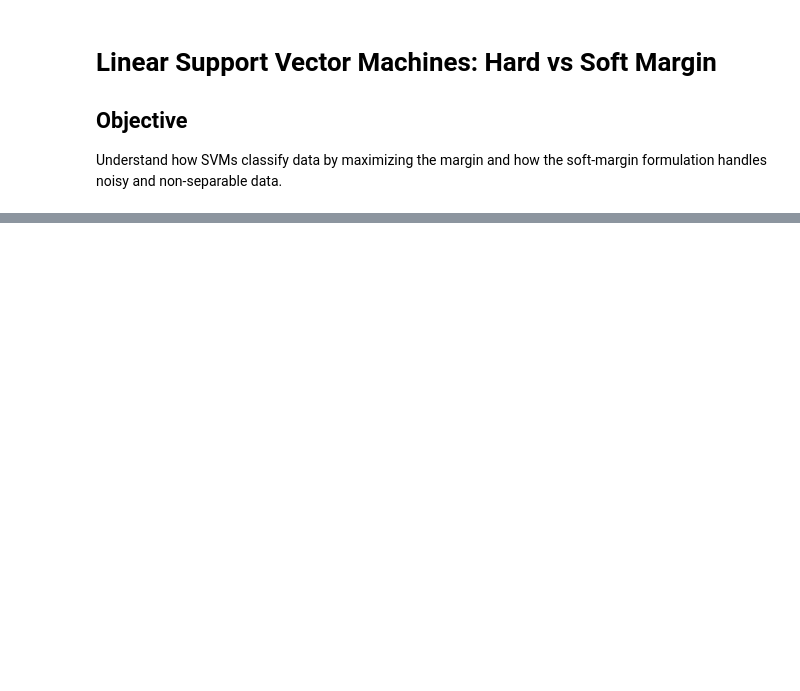
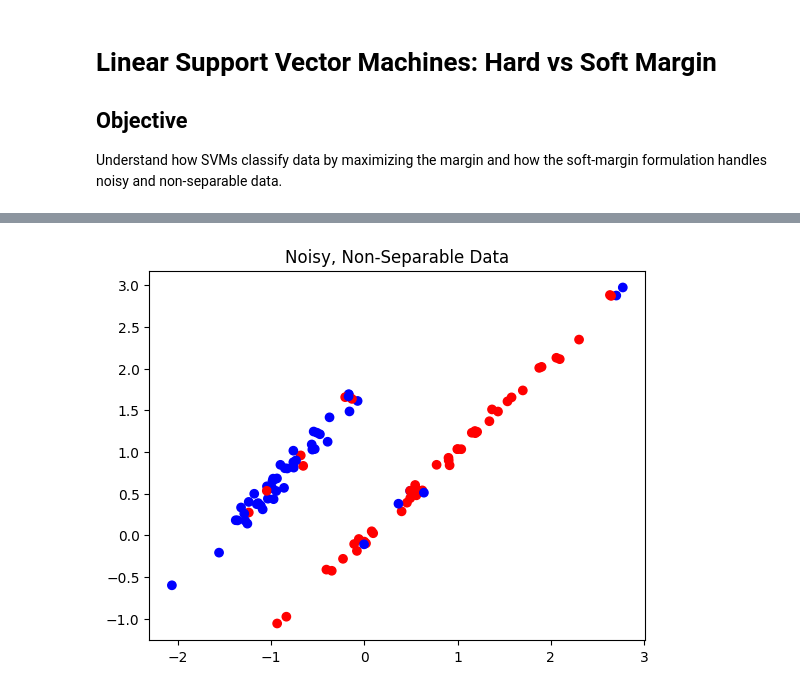
Before and after one commit to architsh007/hands-on-ml-geron, a Jupyter notebook: 05_support_vector_machines/notebooks/01_linear_svm_hard_vs_soft_margin.ipynb, the cells around one changed output, grey strips where cells are left out. Drawn from its saved outputs; the diff is of its cells as text; code cells hidden in the pictures; blank space fills up the shorter version.

```diff
--- a/05_support_vector_machines/notebooks/01_linear_svm_hard_vs_soft_margin.ipynb
+++ b/05_support_vector_machines/notebooks/01_linear_svm_hard_vs_soft_margin.ipynb
@@ -53,0 +60,19 @@ plot_svm_decision_boundary(hard_svm, X, y)
+# %%
+X_noisy, y_noisy = make_classification(
+    n_samples=100,
+    n_features=2,
+    n_redundant=0,
+    n_informative=2,
+    n_clusters_per_class=1,
+    class_sep=0.8,
+    flip_y=0.1,
+    random_state=42
+)
+
+y_noisy = np.where(y_noisy == 0, -1, 1)
+
+plt.scatter(X_noisy[:, 0], X_noisy[:, 1], c=y_noisy, cmap="bwr")
+plt.title("Noisy, Non-Separable Data")
+plt.show()
+# %% [output]
+[figure, added]
```
Also changed, not shown: parts of 8 cells of this notebook.
